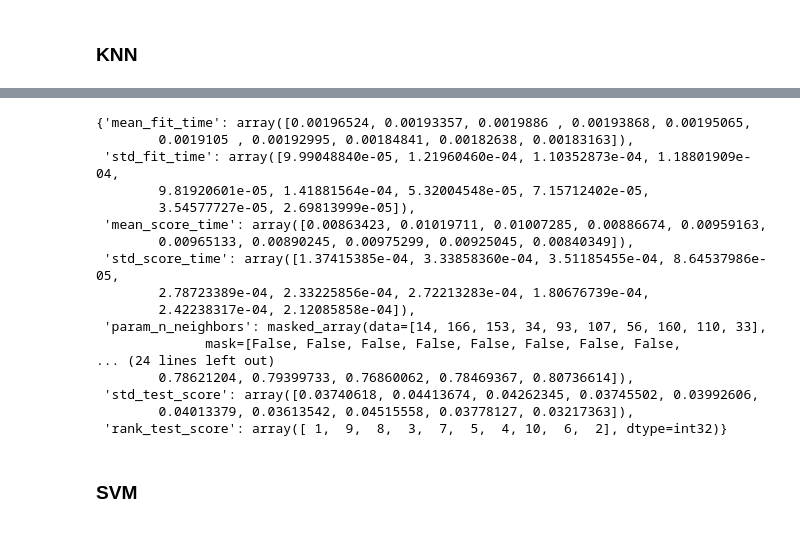
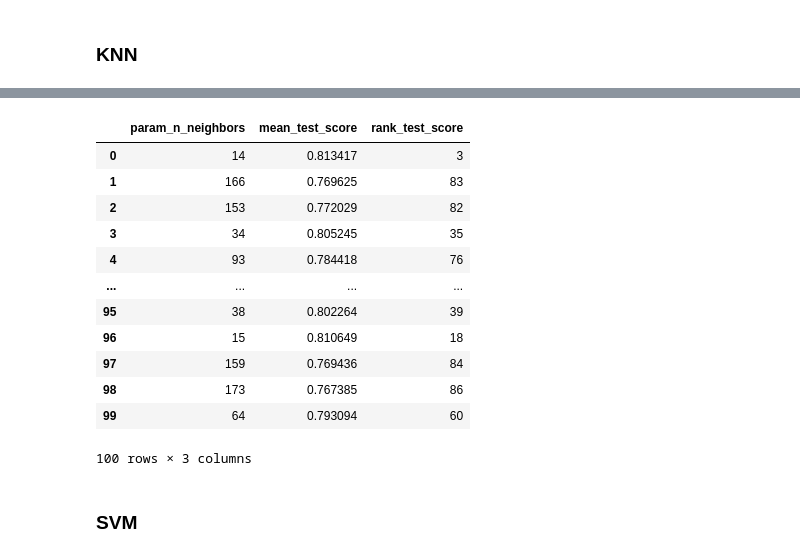
Before and after one commit to fedeaar/aa-tp01, a Jupyter notebook: experimentacion/Comparacion_ej3.ipynb, the cells around one changed output, grey strips where cells are left out. Drawn from its saved outputs; the diff is of its cells as text; code cells hidden in the pictures.

```diff
--- a/experimentacion/Comparacion_ej3.ipynb
+++ b/experimentacion/Comparacion_ej3.ipynb
@@ -143,25 +104,22 @@ RandomizedSearchCV(cv=5, estimator=KNeighborsClassifier(),
                    param_distributions={'n_neighbors': <utils.randomized_search.logUnifD object at 0x...>},
                    random_state=8241, scoring='roc_auc')
-# %%
-classifier_KNN.cv_results_
-# %% [output]
-{'mean_fit_time': array([0.00196524, 0.00193357, 0.0019886 , 0.00193868, 0.00195065,
-        0.0019105 , 0.00192995, 0.00184841, 0.00182638, 0.00183163]),
- 'std_fit_time': array([9.99048840e-05, 1.21960460e-04, 1.10352873e-04, 1.18801909e-04,
-        9.81920601e-05, 1.41881564e-04, 5.32004548e-05, 7.15712402e-05,
-        3.54577727e-05, 2.69813999e-05]),
- 'mean_score_time': array([0.00863423, 0.01019711, 0.01007285, 0.00886674, 0.00959163,
-        0.00965133, 0.00890245, 0.00975299, 0.00925045, 0.00840349]),
- 'std_score_time': array([1.37415385e-04, 3.33858360e-04, 3.51185455e-04, 8.64537986e-05,
-        2.78723389e-04, 2.33225856e-04, 2.72213283e-04, 1.80676739e-04,
-        2.42238317e-04, 2.12085858e-04]),
- 'param_n_neighbors': masked_array(data=[14, 166, 153, 34, 93, 107, 56, 160, 110, 33],
-              mask=[False, False, False, False, False, False, False, False,
-... (24 lines left out)
-        0.78621204, 0.79399733, 0.76860062, 0.78469367, 0.80736614]),
- 'std_test_score': array([0.03740618, 0.04413674, 0.04262345, 0.03745502, 0.03992606,
-        0.04013379, 0.03613542, 0.04515558, 0.03778127, 0.03217363]),
- 'rank_test_score': array([ 1,  9,  8,  3,  7,  5,  4, 10,  6,  2], dtype=int32)}
+# %%
+columns_to_keep = ['param_n_neighbors','mean_test_score','rank_test_score']
+pd.DataFrame(classifier_KNN.cv_results_)[columns_to_keep]
+# %% [output]
+|  | param_n_neighbors | mean_test_score | rank_test_score |
+| 0 | 14 | 0.813417 | 3 |
+| 1 | 166 | 0.769625 | 83 |
+| 2 | 153 | 0.772029 | 82 |
+| 3 | 34 | 0.805245 | 35 |
+| 4 | 93 | 0.784418 | 76 |
+| ... | ... | ... | ... |
+| 95 | 38 | 0.802264 | 39 |
+| 96 | 15 | 0.810649 | 18 |
+| 97 | 159 | 0.769436 | 84 |
+| 98 | 173 | 0.767385 | 86 |
+| 99 | 64 | 0.793094 | 60 |
+100 rows × 3 columns
 # %% [markdown]
 ### SVM
 # %%
```
Also changed, not shown: parts of 20 cells of this notebook.
